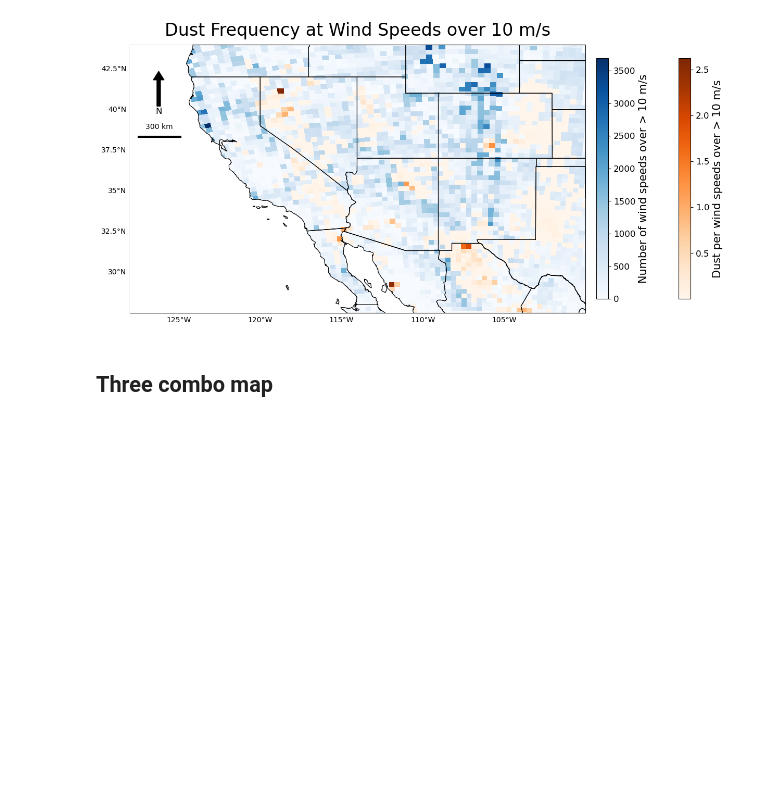
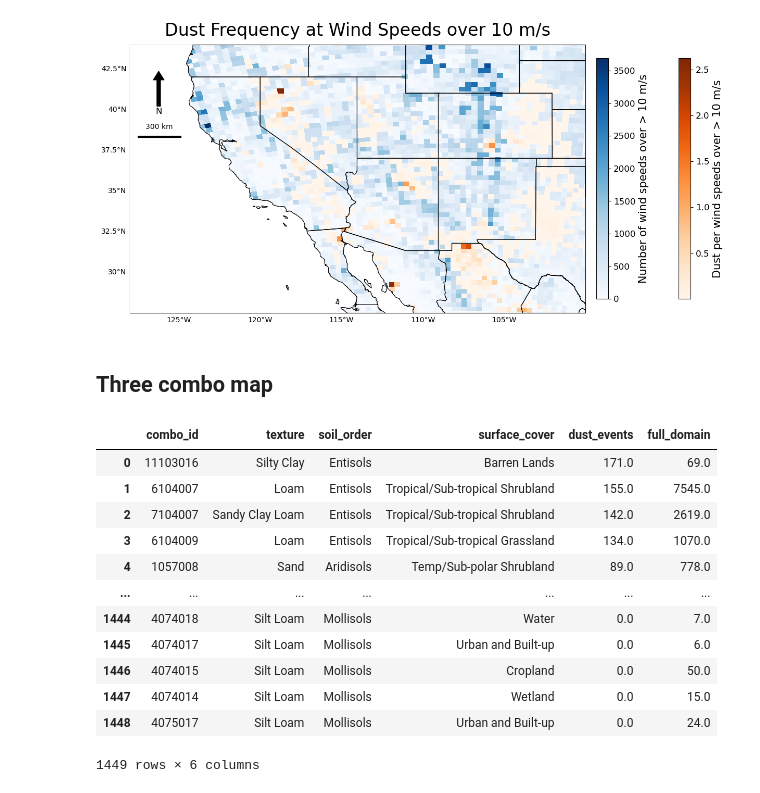
Before and after one commit to jesseturner/WLDAS_Analysis, a Jupyter notebook: ANALYSIS_map_figures.ipynb, the cells around one changed output. Cells and saved outputs as stored; diff of their text form; code cells hidden in the pictures; blank space fills up the shorter version.

```diff
--- a/ANALYSIS_map_figures.ipynb
+++ b/ANALYSIS_map_figures.ipynb
@@ -569 +502,58 @@ combo_three_ds["texture_name"] = xr.apply_ufunc(
+# %%
+#--- Apply dictionaries to get the category names
+
+land_cover_dict = common_functions.get_land_cover_dict()
+soil_order_dict = common_functions.get_soil_order_dict()
+texture_dict = common_functions.get_texture_dict()
+
+combo_three_ds["combo_id"] = combo_three_ds["combo_id"].astype(int)
+
+def decode_combo_id(combo_id):
+    texture = combo_id // 1_000_000
+    soil_order = (combo_id % 1_000_000) // 1_000
+    surface_cover = combo_id % 1_000
+    return texture, soil_order, surface_cover
+
+def combo_id_to_label(combo_id):
+    texture, soil, cover = decode_combo_id(combo_id)
+
+    return (
+        texture_dict.get(texture, f"Unknown({texture})"),
+        soil_order_dict.get(soil, f"Unknown({soil})"),
+        land_cover_dict.get(cover, f"Unknown({cover})")
+    )
+# %%
+combo_three_df = combo_three_ds[["combo_id", "dust_event_count"]].to_dataframe().reset_index()
+
+grouped = combo_three_df.groupby("combo_id").agg(
+    dust_event_count=("dust_event_count", "sum"),
+    full_domain=("combo_id", "size")
+)
+grouped = grouped.sort_values("dust_event_count", ascending=False)
+
+decoded = [
+    (cid, *combo_id_to_label(cid), row.dust_event_count, row.full_domain)
+    for cid, row in grouped.iterrows()
+]
+
+top_df = pd.DataFrame(
+    decoded,
+    columns=["combo_id", "texture", "soil_order", "surface_cover", "dust_events", "full_domain"]
+)
+
+top_df
+# %% [output]
+|  | combo_id | texture | soil_order | surface_cover | dust_events | full_domain |
+| 0 | 11103016 | Silty Clay | Entisols | Barren Lands | 171.0 | 69.0 |
+| 1 | 6104007 | Loam | Entisols | Tropical/Sub-tropical Shrubland | 155.0 | 7545.0 |
+| 2 | 7104007 | Sandy Clay Loam | Entisols | Tropical/Sub-tropical Shrubland | 142.0 | 2619.0 |
+| 3 | 6104009 | Loam | Entisols | Tropical/Sub-tropical Grassland | 134.0 | 1070.0 |
+| 4 | 1057008 | Sand | Aridisols | Temp/Sub-polar Shrubland | 89.0 | 778.0 |
+| ... | ... | ... | ... | ... | ... | ... |
+| 1444 | 4074018 | Silt Loam | Mollisols | Water | 0.0 | 7.0 |
+| 1445 | 4074017 | Silt Loam | Mollisols | Urban and Built-up | 0.0 | 6.0 |
+| 1446 | 4074015 | Silt Loam | Mollisols | Cropland | 0.0 | 50.0 |
+| 1447 | 4074014 | Silt Loam | Mollisols | Wetland | 0.0 | 15.0 |
+| 1448 | 4075017 | Silt Loam | Mollisols | Urban and Built-up | 0.0 | 24.0 |
+1449 rows × 6 columns
 # %%
```
Also changed, not shown: parts of 5 cells of this notebook, 3 other files.
